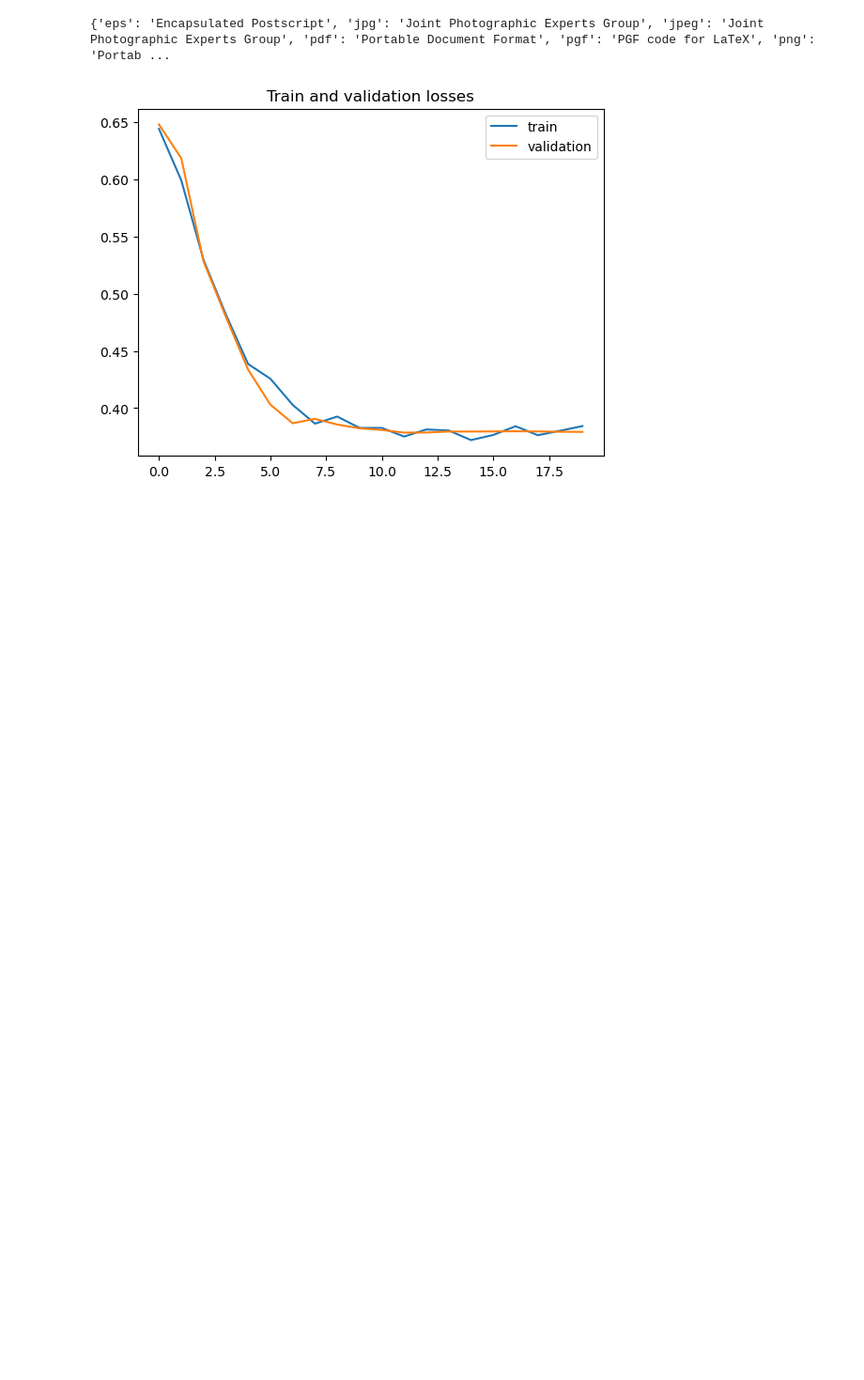
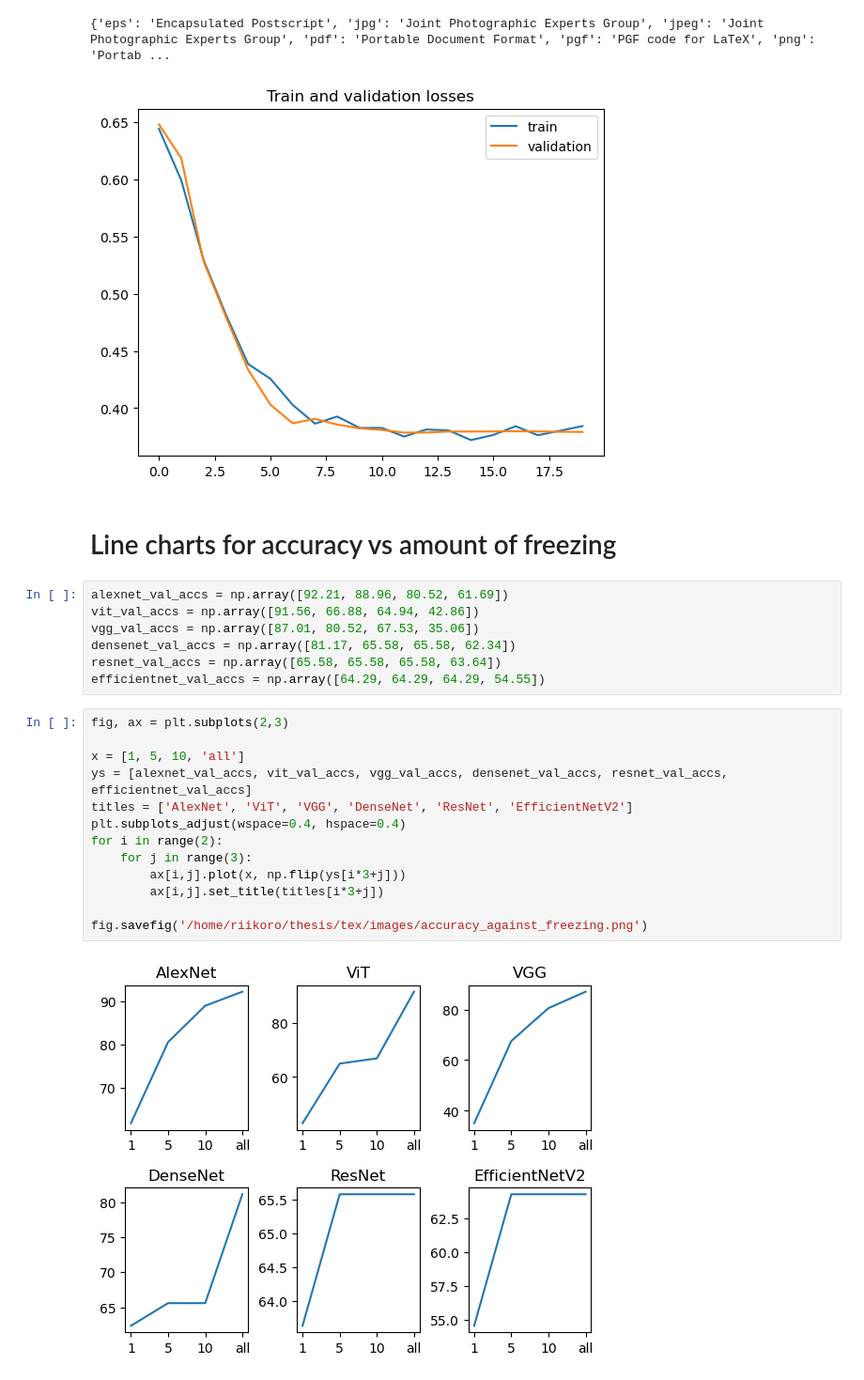
Before and after one commit to korolainenriikka/thesis, a Jupyter notebook: code/experiments/imagenet-based/experiment_plots.ipynb, the cells around one changed output. Shown at 94% size. Saved outputs shown, nothing was run; the diff lists cells and outputs as text; blank space fills up the shorter version.

Commit message:
More tables & figures, run first two runs for hyperparameter sensitivity experiment

```diff
--- a/code/experiments/imagenet-based/experiment_plots.ipynb
+++ b/code/experiments/imagenet-based/experiment_plots.ipynb
@@ -97,3 +97,27 @@ fig.savefig('/home/riikoro/thesis/tex/images/alexnet_nofreeze_uplow_train_val_lo
 # %% [output]
 {'eps': 'Encapsulated Postscript', 'jpg': 'Joint Photographic Experts Group', 'jpeg': 'Joint Photographic Experts Group', 'pdf': 'Portable Document Format', 'pgf': 'PGF code for LaTeX', 'png': 'Portab ...
 [figure]
+# %% [markdown]
+# Line charts for accuracy vs amount of freezing
+# %%
+alexnet_val_accs = np.array([92.21, 88.96, 80.52, 61.69])
+vit_val_accs = np.array([91.56, 66.88, 64.94, 42.86])
+vgg_val_accs = np.array([87.01, 80.52, 67.53, 35.06])
+densenet_val_accs = np.array([81.17, 65.58, 65.58, 62.34])
+resnet_val_accs = np.array([65.58, 65.58, 65.58, 63.64])
+efficientnet_val_accs = np.array([64.29, 64.29, 64.29, 54.55])
+# %%
+fig, ax = plt.subplots(2,3)
+
+x = [1, 5, 10, 'all']
+ys = [alexnet_val_accs, vit_val_accs, vgg_val_accs, densenet_val_accs, resnet_val_accs, efficientnet_val_accs]
+titles = ['AlexNet', 'ViT', 'VGG', 'DenseNet', 'ResNet', 'EfficientNetV2']
+plt.subplots_adjust(wspace=0.4, hspace=0.4)
+for i in range(2):
+    for j in range(3):
+        ax[i,j].plot(x, np.flip(ys[i*3+j]))
+        ax[i,j].set_title(titles[i*3+j])
+
+fig.savefig('/home/riikoro/thesis/tex/images/accuracy_against_freezing.png')
+# %% [output]
+[figure, added]
```
Also changed, not shown: parts of 1 cell of this notebook, 9 other files.
